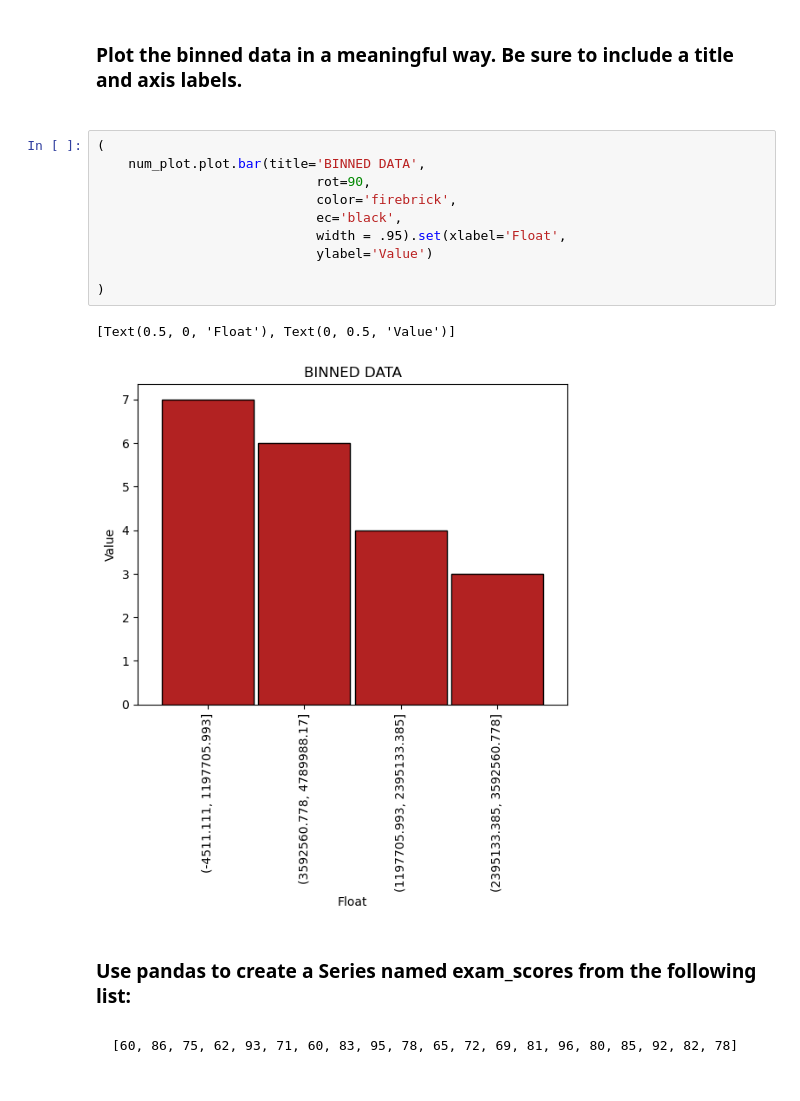
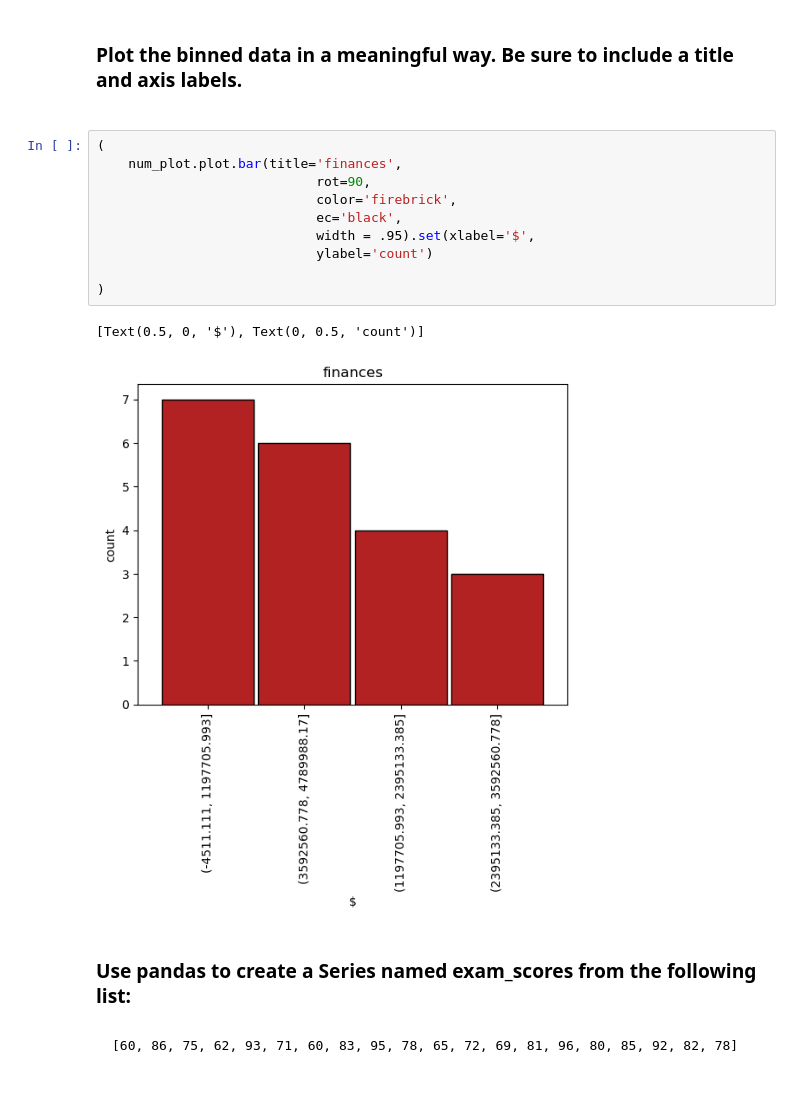
Before and after one commit to JonathanTWare/numpy-pandas-visualization-exercises, a Jupyter notebook: pandas_series.ipynb, the cells around one changed output. Drawn from its saved outputs; the diff is of its cells as text.

```diff
--- a/pandas_series.ipynb
+++ b/pandas_series.ipynb
@@ -590,17 +590,17 @@ dtype: int64
 ###
 # %%
 (
-    num_plot.plot.bar(title='BINNED DATA',
+    num_plot.plot.bar(title='finances',
                             rot=90,
                             color='firebrick',
                             ec='black',
-                            width = .95).set(xlabel='Float',
-                            ylabel='Value')
+                            width = .95).set(xlabel='$',
+                            ylabel='count')
 
 )
 # %% [output]
-[Text(0.5, 0, 'Float'), Text(0, 0.5, 'Value')]
+[Text(0.5, 0, '$'), Text(0, 0.5, 'count')]
-[figure, old version]
+[figure, new version]
 # %% [markdown]
 ### Use pandas to create a Series named exam_scores from the following list:
 ###
```
Also changed, not shown: parts of 6 cells of this notebook.
